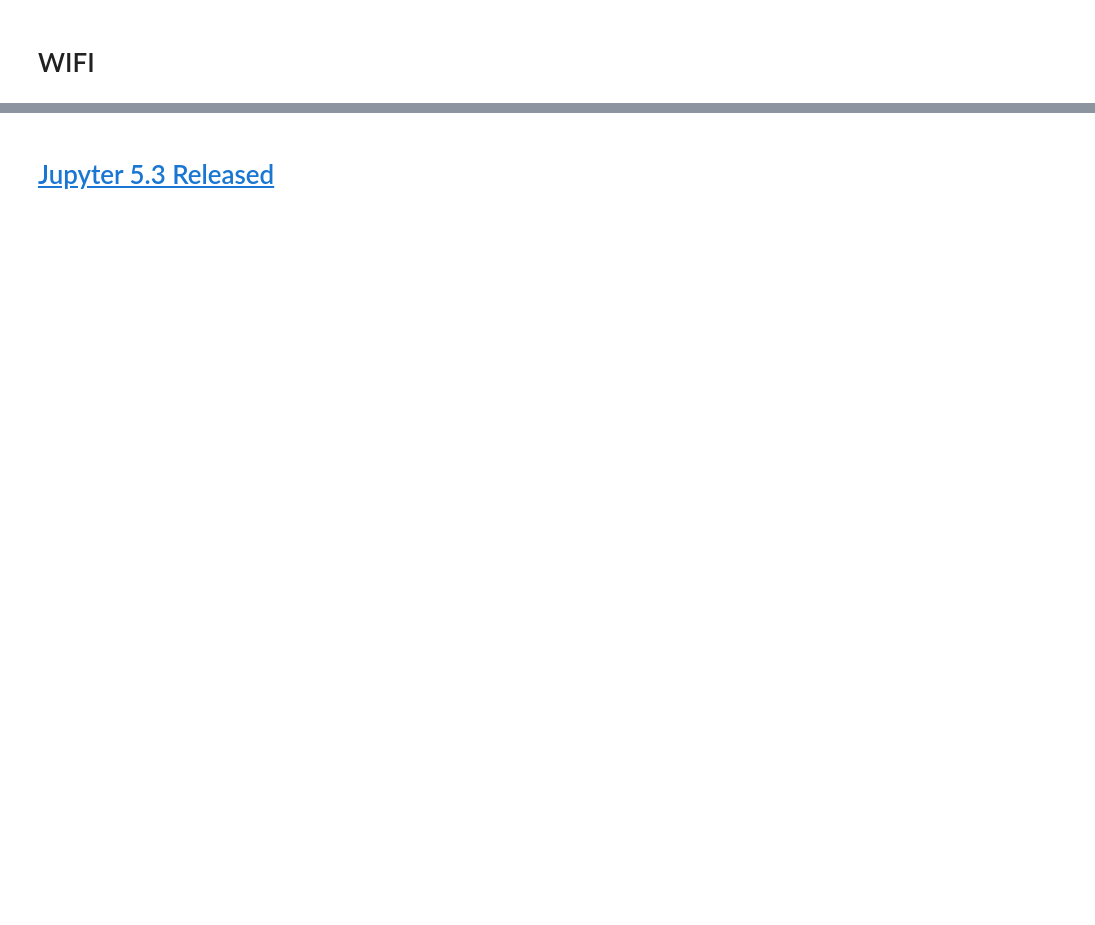
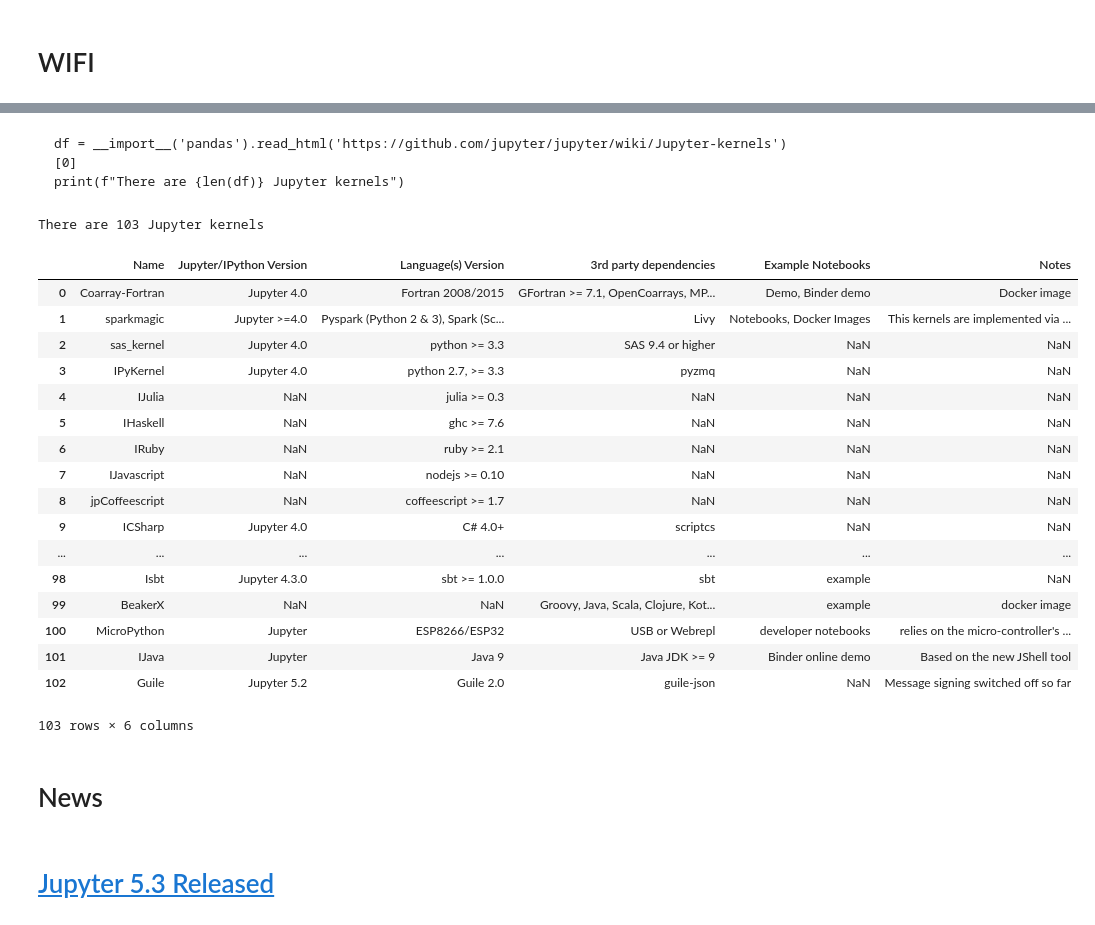
Before and after one commit to atl-jugheads/III, a Jupyter notebook: readme.ipynb, the cells around one changed output, grey strips where cells are left out. Cells and saved outputs as stored; diff of their text form; code cells hidden in the pictures; blank space fills up the shorter version.

```diff
--- a/readme.ipynb
+++ b/readme.ipynb
@@ -82,3 +167,34 @@ http://jupyter.org/about
+# %%
+    df = __import__('pandas').read_html('https://github.com/jupyter/jupyter/wiki/Jupyter-kernels')[0]
+    print(f"There are {len(df)} Jupyter kernels")
+# %% [output]
+    df = __import__('pandas').read_html('https://github.com/jupyter/jupyter/wiki/Jupyter-kernels')[0]
+    print(f"There are {len(df)} Jupyter kernels")
+There are 103 Jupyter kernels
+# %%
+
+    df
+# %% [output]
+|  | Name | Jupyter/IPython Version | Language(s) Version | 3rd party dependencies | Example Notebooks | Notes |
+| 0 | Coarray-Fortran | Jupyter 4.0 | Fortran 2008/2015 | GFortran >= 7.1, OpenCoarrays, MP... | Demo, Binder demo | Docker image |
+| 1 | sparkmagic | Jupyter >=4.0 | Pyspark (Python 2 & 3), Spark (Sc... | Livy | Notebooks, Docker Images | This kernels are implemented via ... |
+| 2 | sas_kernel | Jupyter 4.0 | python >= 3.3 | SAS 9.4 or higher | NaN | NaN |
+| 3 | IPyKernel | Jupyter 4.0 | python 2.7, >= 3.3 | pyzmq | NaN | NaN |
+| 4 | IJulia | NaN | julia >= 0.3 | NaN | NaN | NaN |
+| 5 | IHaskell | NaN | ghc >= 7.6 | NaN | NaN | NaN |
+| 6 | IRuby | NaN | ruby >= 2.1 | NaN | NaN | NaN |
+| 7 | IJavascript | NaN | nodejs >= 0.10 | NaN | NaN | NaN |
+| 8 | jpCoffeescript | NaN | coffeescript >= 1.7 | NaN | NaN | NaN |
+| 9 | ICSharp | Jupyter 4.0 | C# 4.0+ | scriptcs | NaN | NaN |
+| ... | ... | ... | ... | ... | ... | ... |
+| 98 | Isbt | Jupyter 4.3.0 | sbt >= 1.0.0 | sbt | example | NaN |
+| 99 | BeakerX | NaN | NaN | Groovy, Java, Scala, Clojure, Kot... | example | docker image |
+| 100 | MicroPython | Jupyter | ESP8266/ESP32 | USB or Webrepl | developer notebooks | relies on the micro-controller's ... |
+| 101 | IJava | Jupyter | Java 9 | Java JDK >= 9 | Binder online demo | Based on the new JShell tool |
+| 102 | Guile | Jupyter 5.2 | Guile 2.0 | guile-json | NaN | Message signing switched off so far |
+103 rows × 6 columns
+# %% [markdown]
+# News
 # %%
 # [Jupyter 5.3 Released](https://blog.jupyter.org/jupyter-notebook-5-3-0-f2b08652279d)
 # %% [output]
```
Also changed, not shown: parts of 16 cells of this notebook.
